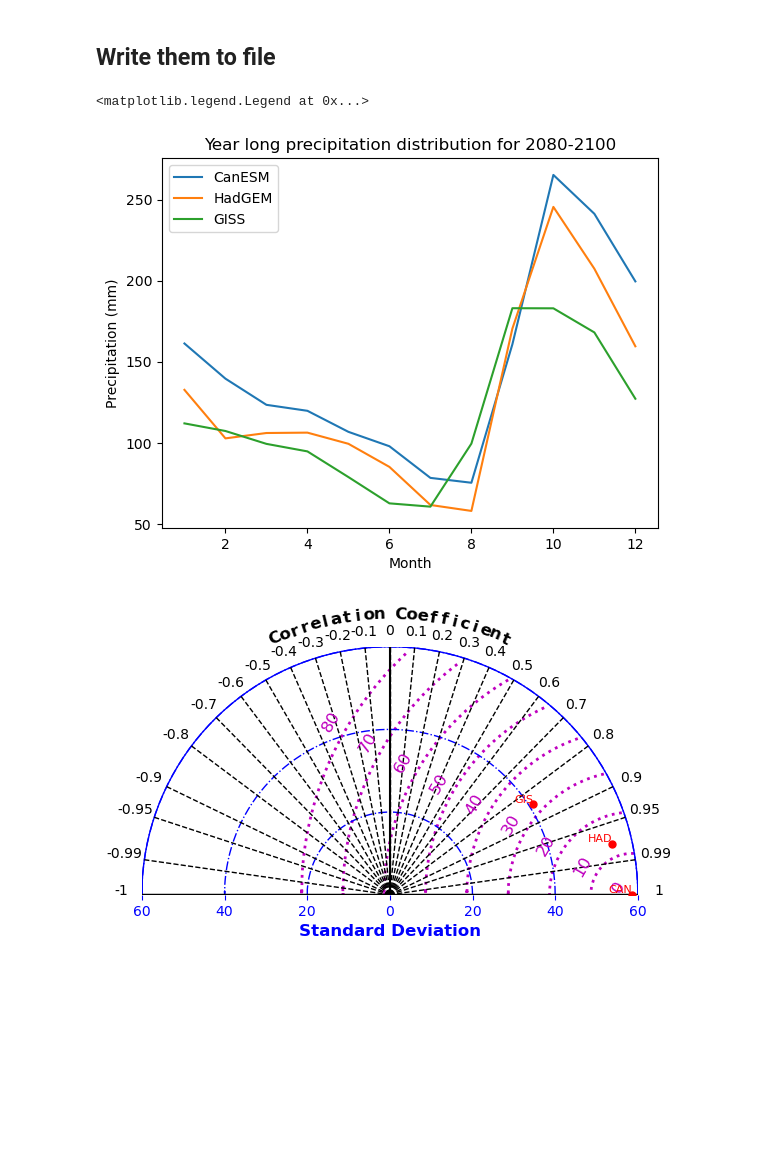
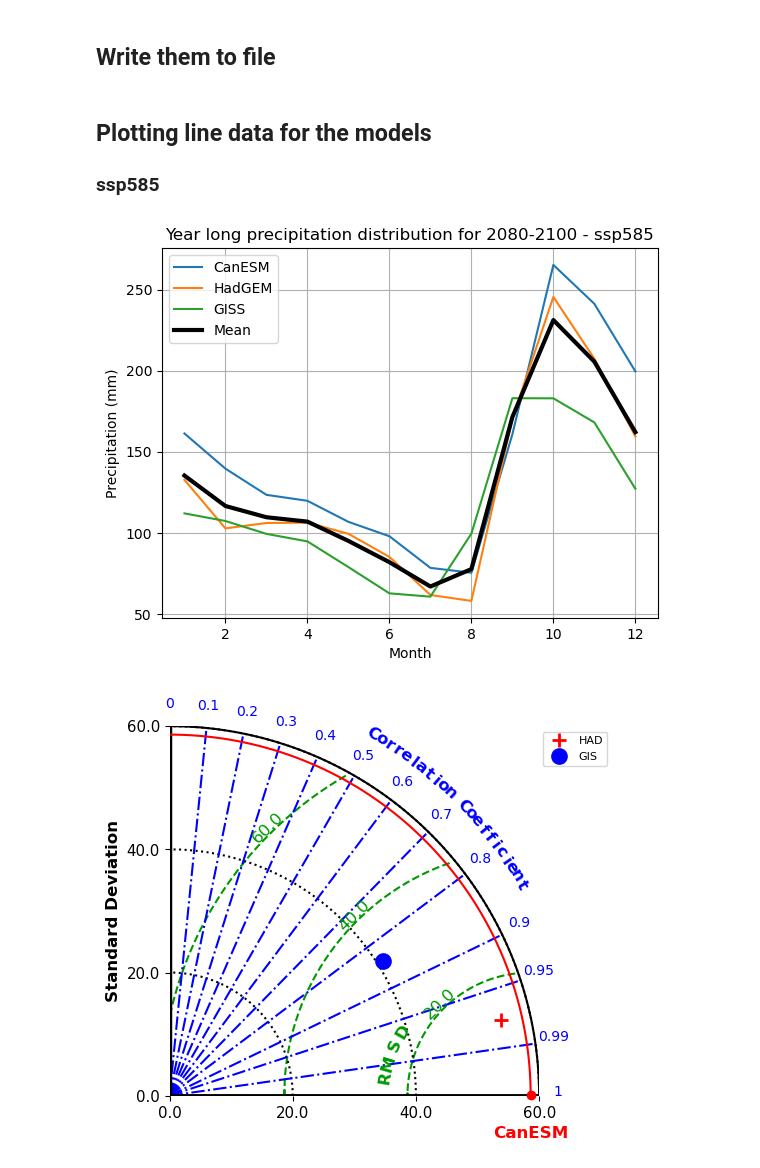
Before and after one commit to BenFarris18/Directed__Studies, a Jupyter notebook: Projected_Data.ipynb, the cells around one changed output. Drawn from its saved outputs; the diff is of its cells as text; code cells hidden in the pictures; blank space fills up the shorter version.

```diff
--- a/Projected_Data.ipynb
+++ b/Projected_Data.ipynb
@@ -189,82 +88,82 @@ if write:
+# %% [markdown]
+## Plotting line data for the models
+
+### ssp585
 # %%
 can_85 = xr.open_dataset('can_85.nc')
 had_85 = xr.open_dataset('had_85.nc')
 gis_85 = xr.open_dataset('gis_85.nc')
 
-can_85 = can_85.sel(time=slice('2080', '2100'))
-had_85 = had_85.sel(time=slice('2080', '2100'))
-gis_85 = gis_85.sel(time=slice('2080', '2100'))
+can_85_year = can_85.sel(time=slice('2080', '2100'))
+had_85_year = had_85.sel(time=slice('2080', '2100'))
+gis_85_year = gis_85.sel(time=slice('2080', '2100'))
 
-can_85 = can_85.groupby('time.month').mean('time').mean(['lon', 'lat'])*86400*30.4
-had_85 = had_85.groupby('time.month').mean('time').mean(['lon', 'lat'])*86400*30.4
-gis_85 = gis_85.groupby('time.month').mean('time').mean(['lon', 'lat'])*86400*30.4
+can_85_map = can_85_year.groupby('time.month').mean('time').mean(['lon', 'lat'])*86400*30.4
+had_85_map = had_85_year.groupby('time.month').mean('time').mean(['lon', 'lat'])*86400*30.4
+gis_85_map = gis_85_year.groupby('time.month').mean('time').mean(['lon', 'lat'])*86400*30.4
 
-can_85 = can_85.mean('member_id')
-had_85 = had_85.mean('member_id')
-gis_85 = gis_85.mean('member_id')
+can_85_map = can_85_map.mean('member_id')
+had_85_map = had_85_map.mean('member_id')
+gis_85_map = gis_85_map.mean('member_id')
 
-time = can_85.month
+time = can_85_map.month
 fig, axs = plt.subplots(1, 1)
-axs.plot(time,can_85.pr, label='CanESM')
-axs.plot(time, had_85.pr, label='HadGEM')
-axs.plot(time, gis_85.pr, label='GISS')
+mean_85 = (can_85_map.pr+had_85_map.pr+gis_85_map.pr)/3
+axs.plot(time,can_85_map.pr, label='CanESM')
+axs.plot(time, had_85_map.pr, label='HadGEM')
+axs.plot(time, gis_85_map.pr, label='GISS')
+axs.plot(time, mean_85, label='Mean', color='k', linewidth=3)
 axs.set_xlabel('Month')
 axs.set_ylabel('Precipitation (mm)')
-axs.set_title('Year long precipitation distribution for 2080-2100')
+axs.set_title('Year long precipitation distribution for 2080-2100 - ssp585')
 axs.legend()
+axs.grid()
 # %% [output]
-<matplotlib.legend.Legend at 0x...>
-[figure, old version]
+[figure, new version]
 # %%
 ### Monthly correlation
 import skill_metrics as sm
 import numpy as np
 
-ref = can_85.pr.to_numpy().flatten()
+ref = can_85_map.pr.to_numpy().flatten()
 can = ref
-had = had_85.pr.to_numpy().flatten()
-gis = gis_85.pr.to_numpy().flatten()
+had = had_85_map.pr.to_numpy().flatten()
+gis = gis_85_map.pr.to_numpy().flatten()
 
 data = {'ref': ref, 'can': can, 'had': had, 'gis':gis}
 
-taylor_stats1 = sm.taylor_statistics(data['can'], data['ref'], 'data')
-taylor_stats2 = sm.taylor_statistics(data['had'], data['ref'], 'data')
-taylor_stats3 = sm.taylor_statistics(data['gis'], data['ref'], 'data')
+taylor_stats1 = sm.taylor_statistics(data['had'], data['ref'], 'data')
+taylor_stats2 = sm.taylor_statistics(data['gis'], data['ref'], 'data')
+
 
 sdev = np.array([taylor_stats1['sdev'][0], taylor_stats1['sdev'][1],
-                 taylor_stats2['sdev'][1], taylor_stats3['sdev'][1]])
+                 taylor_stats2['sdev'][1]])
 crmsd = np.array([taylor_stats1['crmsd'][0], taylor_stats1['crmsd'][1],
-                  taylor_stats2['crmsd'][1], taylor_stats3['crmsd'][1]])
+                  taylor_stats2['crmsd'][1]])
 ccoef = np.array([taylor_stats1['ccoef'][0], taylor_stats1['ccoef'][1],
-                  taylor_stats2['ccoef'][1], taylor_stats3['ccoef'][1]])
+                  taylor_stats2['ccoef'][1]])
 
 # Specify labels for points in a cell array (M1 for model prediction 1,
 # etc.). Note that a label needs to be specified for the reference even
 # though it is not used.
-label = ['Non-Dimensional Observation', 'CAN', 'HAD', 'GIS']
+label = ['Non-Dimensional Observation', 'HAD', 'GIS']
 
 '''
 Produce the Taylor diagram
 
 Display the data points for correlations that vary from -1 to 1 (2
 panels). Label the points and change the axis options for SDEV, CRMSD,
 and CCOEF. Increase the upper limit for the SDEV axis and rotate the
 CRMSD contour labels (counter-clockwise from x-axis). Exchange color and
 line style choices for SDEV, CRMSD, and CCOEFF variables to show effect.
 Increase the line width of all lines.
 
 For an exhaustive list of options to customize your diagram,
 please call the function at a Python command line:
 >> taylor_diagram
 '''
-sm.taylor_diagram(sdev,crmsd,ccoef,
-                  numberPanels = 2,
-                  markerLabel = label, markerLabelColor = 'r',
-                  tickRMS = range(0,90,10), tickRMSangle = 150.0,
-                  colRMS = 'm', styleRMS = ':', widthRMS = 2.0,
-                  titleRMS = 'off',
-                  tickSTD = range(0, 80, 20), axismax = 60.0,
-                  colSTD = 'b', styleSTD = '-.', widthSTD = 1.0,
-                  colCOR = 'k', styleCOR = '--', widthCOR = 1.0)
+sm.taylor_diagram(sdev,crmsd,ccoef, styleOBS = '-',
+                      colOBS = 'r', markerobs = 'o',
+                      titleOBS = 'CanESM', markerLabel=label, markerLegend='on')
 # %% [output]
-[figure, old version]
+[figure, new version]
```
Also changed, not shown: parts of 40 cells of this notebook.
